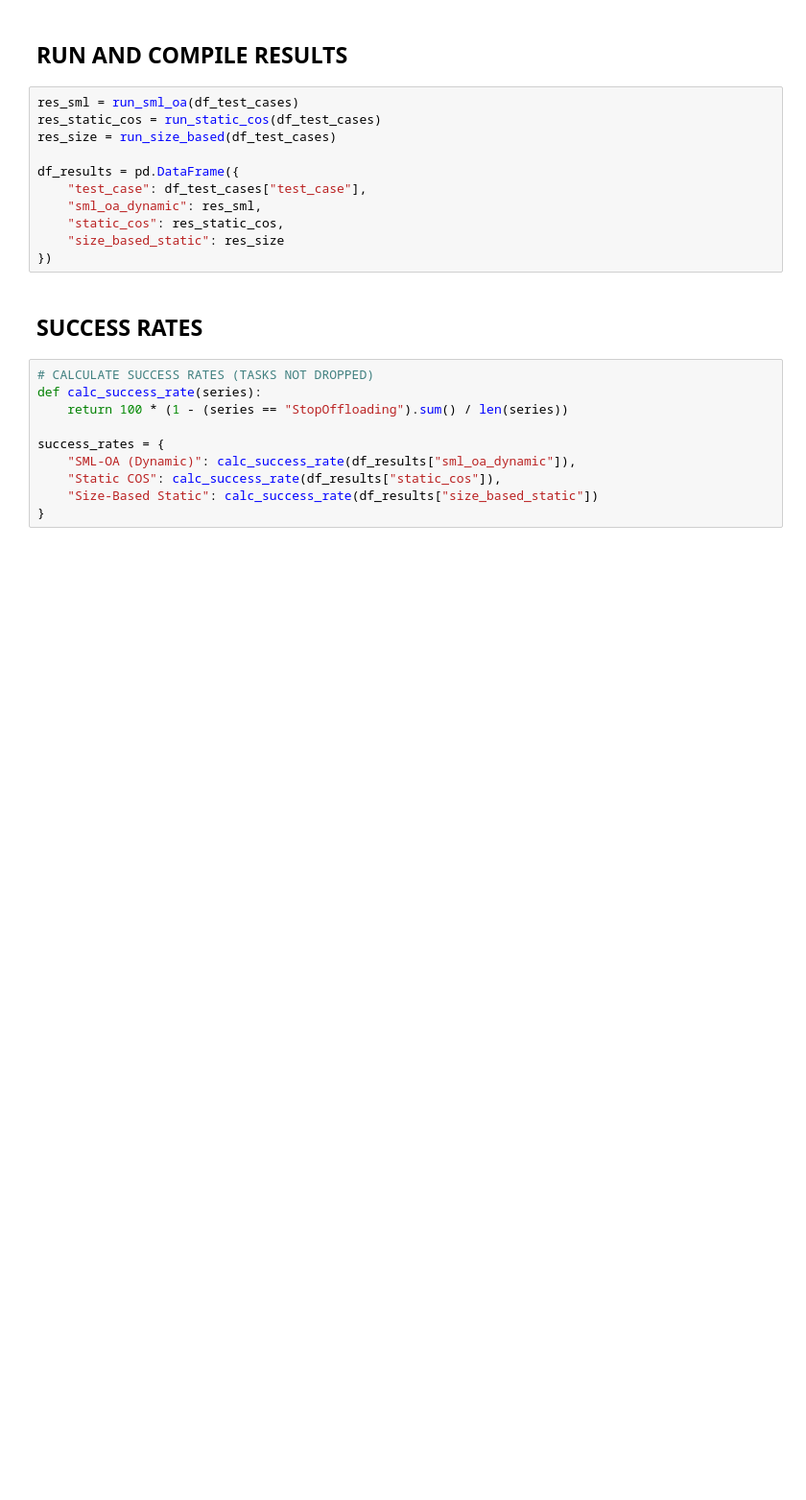
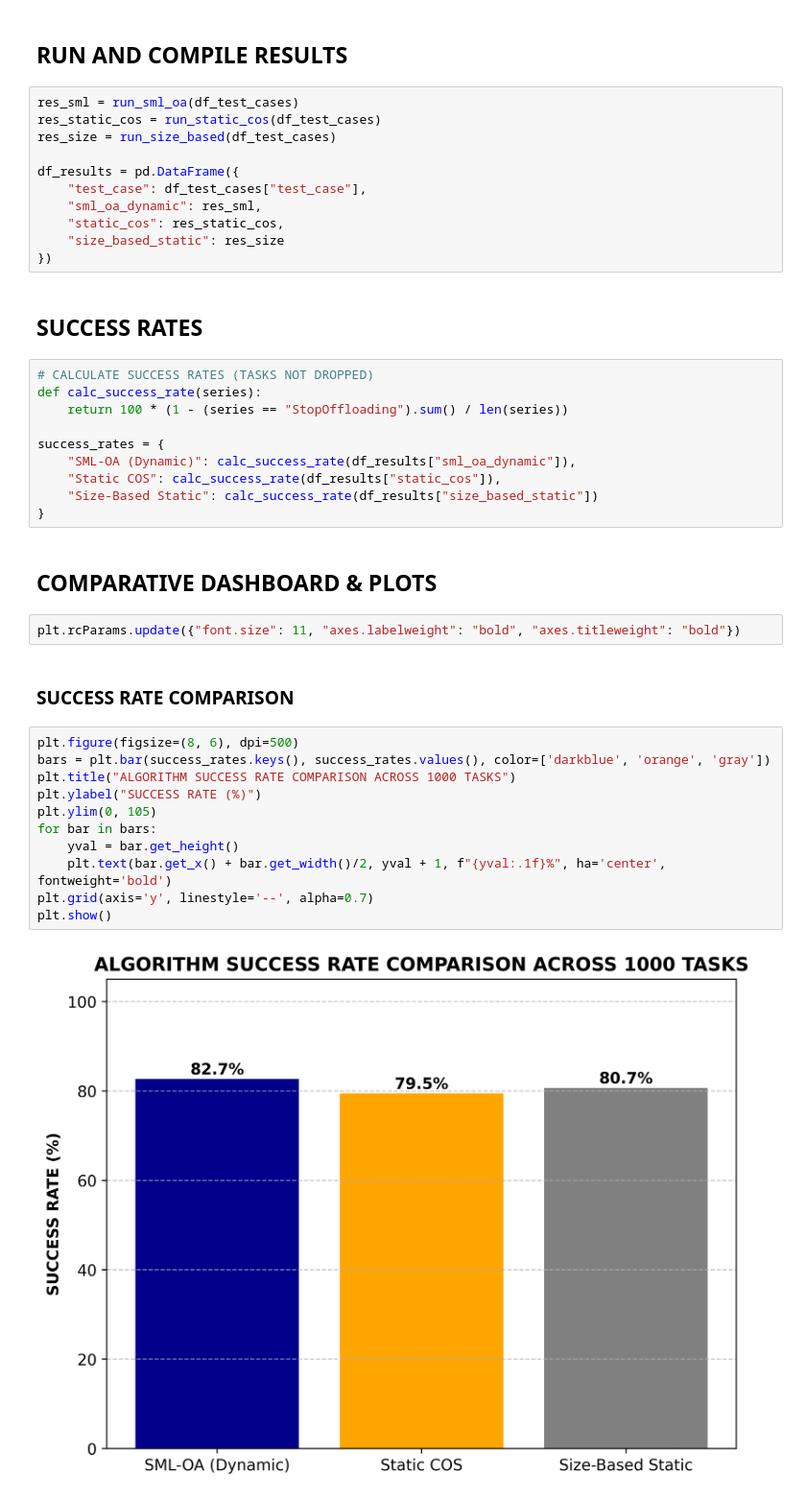
Before and after one commit to DaRkSouL36/SML-OA, a Jupyter notebook: NOTEBOOKS/ILLUSTRATION [3].ipynb, the cells around one changed output. Shown at 96% size. Cells and saved outputs as stored; diff of their text form; blank space fills up the shorter version.

Commit message:
SUCCESS RATE COMPARISON

```diff
--- a/NOTEBOOKS/ILLUSTRATION [3].ipynb
+++ b/NOTEBOOKS/ILLUSTRATION [3].ipynb
@@ -192,3 +192,22 @@ success_rates = {
     "Static COS": calc_success_rate(df_results["static_cos"]),
     "Size-Based Static": calc_success_rate(df_results["size_based_static"])
 }
+# %% [markdown]
+## COMPARATIVE DASHBOARD & PLOTS
+# %%
+plt.rcParams.update({"font.size": 11, "axes.labelweight": "bold", "axes.titleweight": "bold"})
+# %% [markdown]
+### SUCCESS RATE COMPARISON
+# %%
+plt.figure(figsize=(8, 6), dpi=500)
+bars = plt.bar(success_rates.keys(), success_rates.values(), color=['darkblue', 'orange', 'gray'])
+plt.title("ALGORITHM SUCCESS RATE COMPARISON ACROSS 1000 TASKS")
+plt.ylabel("SUCCESS RATE (%)")
+plt.ylim(0, 105)
+for bar in bars:
+    yval = bar.get_height()
+    plt.text(bar.get_x() + bar.get_width()/2, yval + 1, f"{yval:.1f}%", ha='center', fontweight='bold')
+plt.grid(axis='y', linestyle='--', alpha=0.7)
+plt.show()
+# %% [output]
+[figure, added]
```
